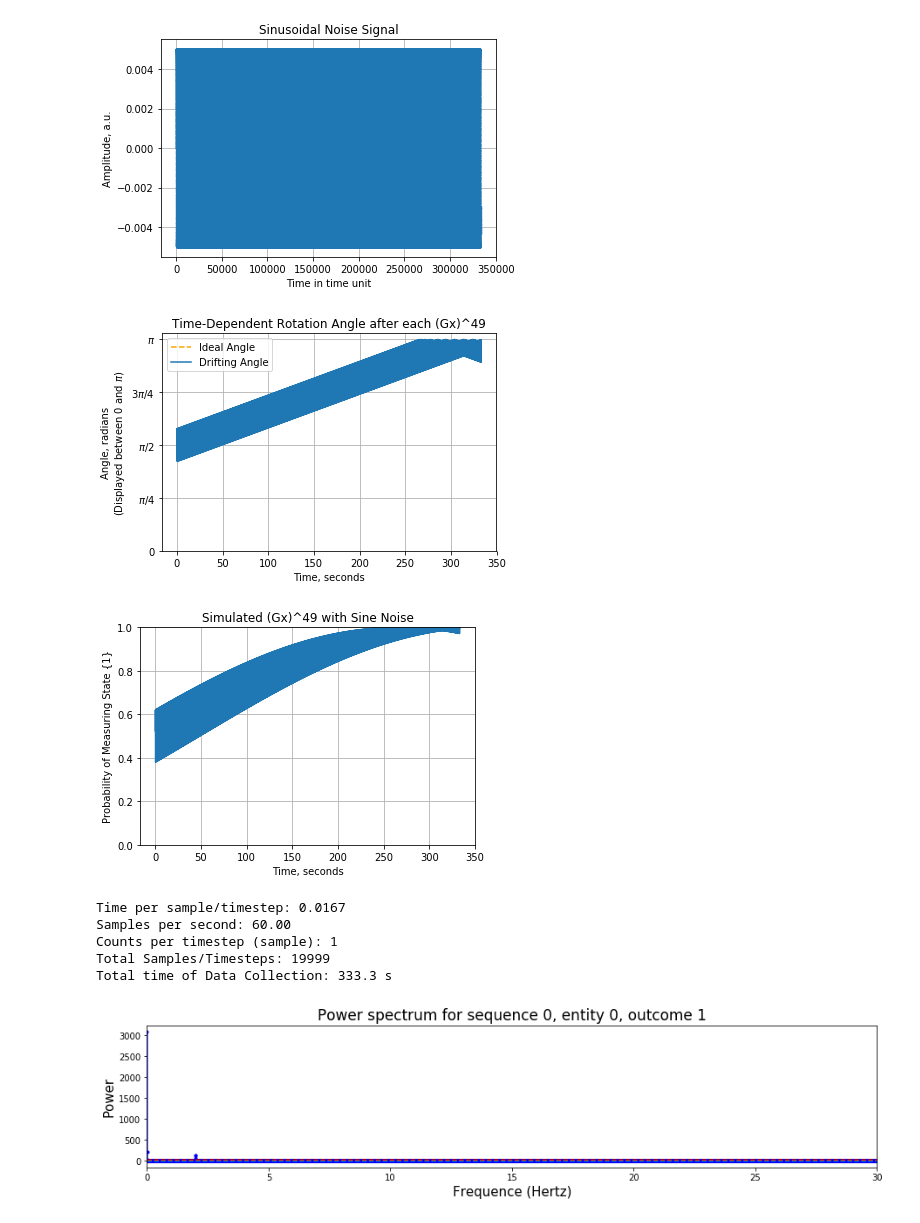
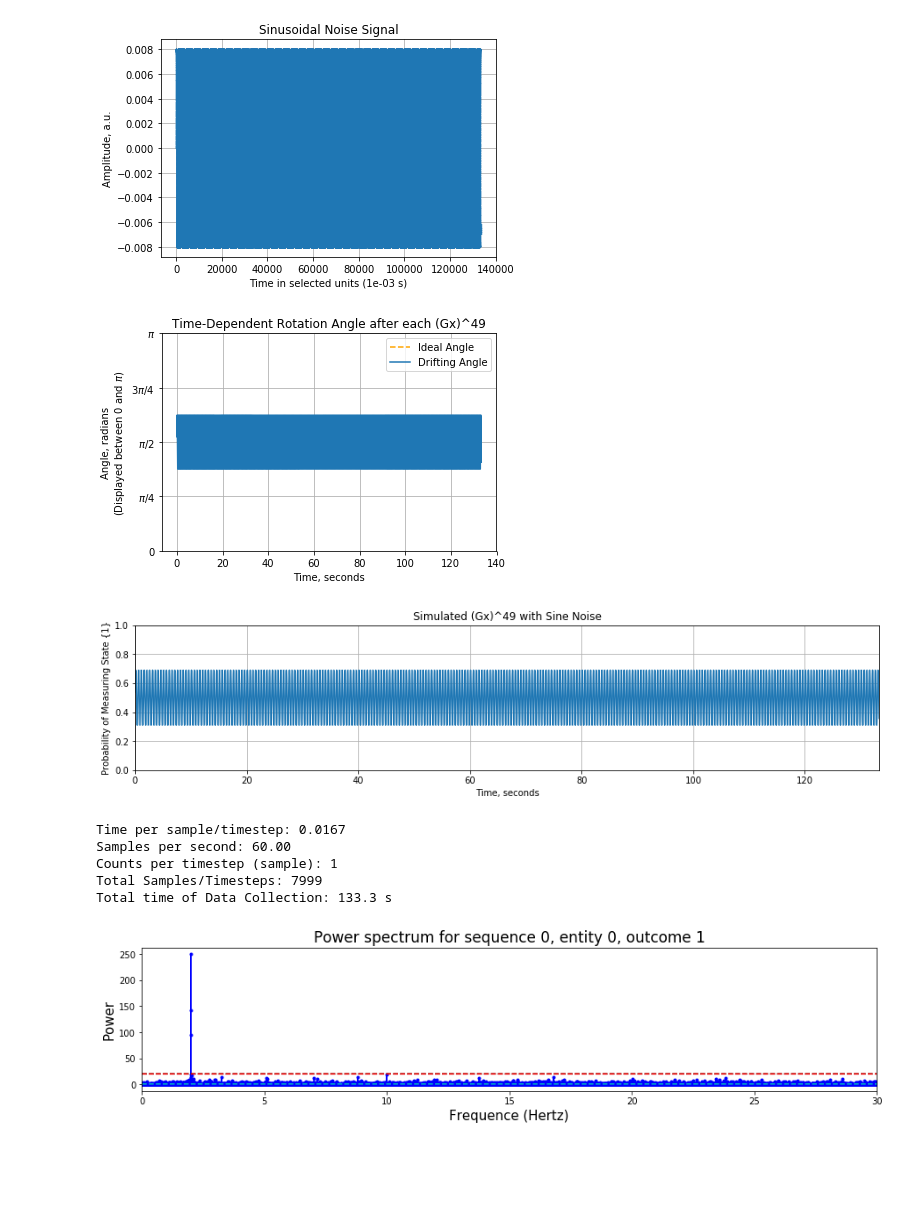
Before and after one commit to garretts-hub/GST_Work, a Jupyter notebook: Drift Analysis with Simulated Data.ipynb, the cells around one changed output. Saved outputs shown, nothing was run; the diff lists cells and outputs as text; code cells hidden in the pictures; blank space fills up the shorter version.

```diff
--- a/Drift Analysis with Simulated Data.ipynb
+++ b/Drift Analysis with Simulated Data.ipynb
@@ -10,7 +10,7 @@ savepath = None
 
 ###########################################Manipulate variables here ###############################################
 gate_list = gate_string_to_list("(Gx)^49")
-nSamples = 20000  #total samples to take for each measurement
+nSamples = 8000  #total samples to take for each measurement
 nCounts = 1   #total shots to take at one; =nSamples: same noise, probabilities for all repeats; =1, new experiment & noise for each count
 time_per_count = 1/60 #seconds
 time_units = 1e-3 #seconds
@@ -20,7 +20,7 @@ plot_noise=True
 add_noise=None
 walking_amp = 0.0001
 freq_list=[2]
-amp_list=[0.005]
+amp_list=[0.008]
 phase_list=[0]
 freq_list = tuple(freq_list)
 amp_list = tuple(amp_list)
@@ -30,7 +30,7 @@ start_f = 0.1
 stop_f = 2
 fluctuators= 40
 dc_angle_offset=0
-constant_linear_drift=0.005 #rad/s
+constant_linear_drift=0.00 #rad/s
 #################################################################################################################
 ##################################################################################################################
 ##############################################################################################################
@@ -72,9 +72,9 @@ print("Highest frequency tested is {:.3f} Hz".format(frequencies[len(frequencies
-[figure, old version]
+[figure, new version]
-[figure, old version]
+[figure, new version]
-[figure, old version]
+[figure, new version]
 Time per sample/timestep: 0.0167
 Samples per second: 60.00
 Counts per timestep (sample): 1
-Total Samples/Timesteps: 19999
-Total time of Data Collection: 333.3 s
+Total Samples/Timesteps: 7999
+Total time of Data Collection: 133.3 s
-[figure, old version]
+[figure, new version]
```
Also changed, not shown: parts of 2 cells of this notebook, 4 other files.
